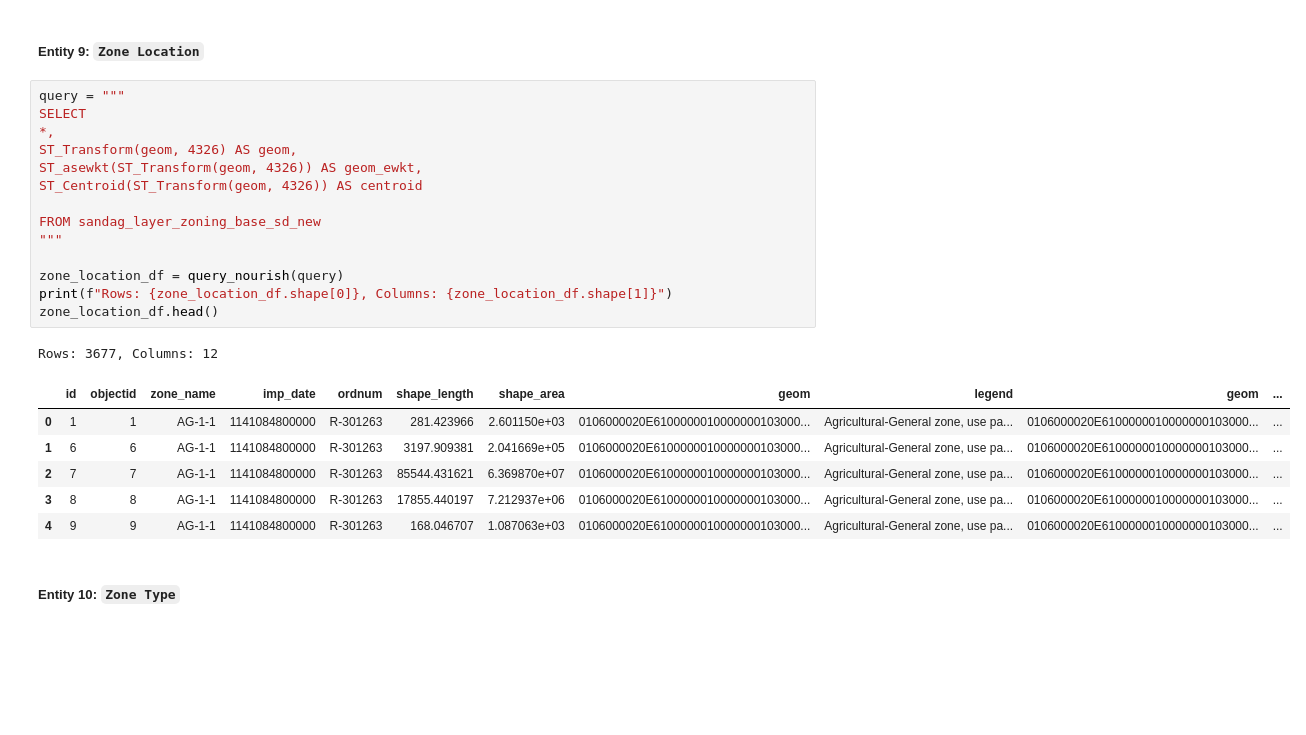
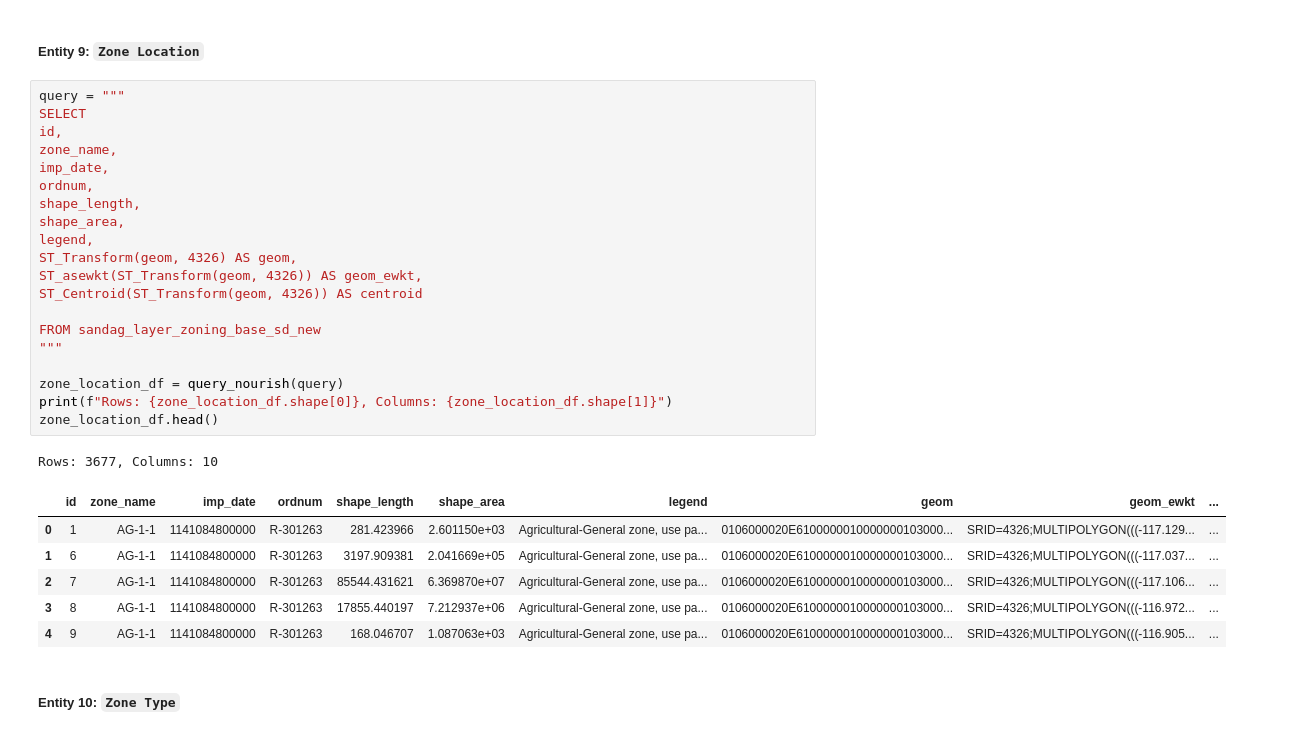
Before and after one commit to njwnkp4d8t-png/business-opportunity-graph, a Jupyter notebook: notebooks/project.ipynb, the cells around one changed output. Drawn from its saved outputs; the diff is of its cells as text; blank space fills up the shorter version.

```diff
--- a/notebooks/project.ipynb
+++ b/notebooks/project.ipynb
@@ -382,25 +382,31 @@ Rows: 2085, Columns: 34
 # %%
 query = """
 SELECT
-*,
+id,
+zone_name,
+imp_date,
+ordnum,
+shape_length,
+shape_area,
+legend,
 ST_Transform(geom, 4326) AS geom,
 ST_asewkt(ST_Transform(geom, 4326)) AS geom_ewkt,
 ST_Centroid(ST_Transform(geom, 4326)) AS centroid
 
 FROM sandag_layer_zoning_base_sd_new
 """
 
 zone_location_df = query_nourish(query)
 print(f"Rows: {zone_location_df.shape[0]}, Columns: {zone_location_df.shape[1]}")
 zone_location_df.head()
 # %% [output]
-Rows: 3677, Columns: 12
+Rows: 3677, Columns: 10
-|  | id | objectid | zone_name | imp_date | ordnum | shape_length | shape_area | geom | legend | geom | ... |
-| 0 | 1 | 1 | AG-1-1 | 1141084800000 | R-301263 | 281.423966 | 2.601150e+03 | 0106000020E6100000010000000103000... | Agricultural-General zone, use pa... | 0106000020E6100000010000000103000... | ... |
-| 1 | 6 | 6 | AG-1-1 | 1141084800000 | R-301263 | 3197.909381 | 2.041669e+05 | 0106000020E6100000010000000103000... | Agricultural-General zone, use pa... | 0106000020E6100000010000000103000... | ... |
-| 2 | 7 | 7 | AG-1-1 | 1141084800000 | R-301263 | 85544.431621 | 6.369870e+07 | 0106000020E6100000010000000103000... | Agricultural-General zone, use pa... | 0106000020E6100000010000000103000... | ... |
-| 3 | 8 | 8 | AG-1-1 | 1141084800000 | R-301263 | 17855.440197 | 7.212937e+06 | 0106000020E6100000010000000103000... | Agricultural-General zone, use pa... | 0106000020E6100000010000000103000... | ... |
-| 4 | 9 | 9 | AG-1-1 | 1141084800000 | R-301263 | 168.046707 | 1.087063e+03 | 0106000020E6100000010000000103000... | Agricultural-General zone, use pa... | 0106000020E6100000010000000103000... | ... |
+|  | id | zone_name | imp_date | ordnum | shape_length | shape_area | legend | geom | geom_ewkt | ... |
+| 0 | 1 | AG-1-1 | 1141084800000 | R-301263 | 281.423966 | 2.601150e+03 | Agricultural-General zone, use pa... | 0106000020E6100000010000000103000... | SRID=4326;MULTIPOLYGON(((-117.129... | ... |
+| 1 | 6 | AG-1-1 | 1141084800000 | R-301263 | 3197.909381 | 2.041669e+05 | Agricultural-General zone, use pa... | 0106000020E6100000010000000103000... | SRID=4326;MULTIPOLYGON(((-117.037... | ... |
+| 2 | 7 | AG-1-1 | 1141084800000 | R-301263 | 85544.431621 | 6.369870e+07 | Agricultural-General zone, use pa... | 0106000020E6100000010000000103000... | SRID=4326;MULTIPOLYGON(((-117.106... | ... |
+| 3 | 8 | AG-1-1 | 1141084800000 | R-301263 | 17855.440197 | 7.212937e+06 | Agricultural-General zone, use pa... | 0106000020E6100000010000000103000... | SRID=4326;MULTIPOLYGON(((-116.972... | ... |
+| 4 | 9 | AG-1-1 | 1141084800000 | R-301263 | 168.046707 | 1.087063e+03 | Agricultural-General zone, use pa... | 0106000020E6100000010000000103000... | SRID=4326;MULTIPOLYGON(((-116.905... | ... |
 # %% [markdown]
 ##### Entity 10: `Zone Type`
 # %%
```
Also changed, not shown: parts of 6 cells of this notebook, 2 other files.
